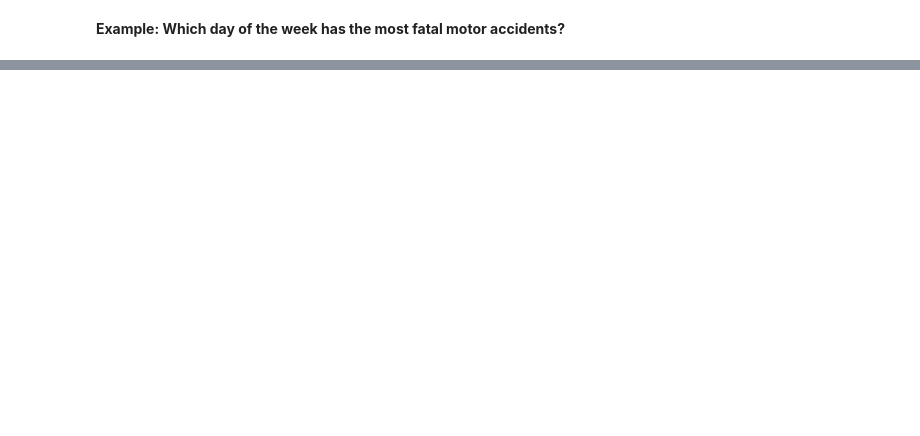
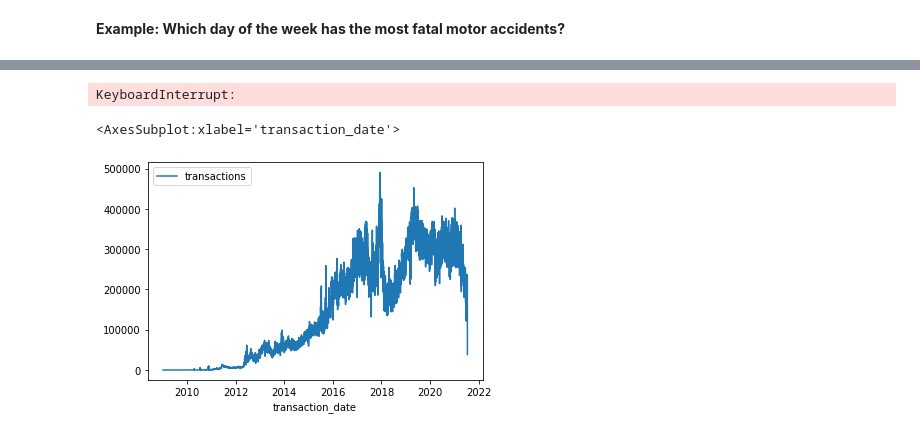
Before and after one commit to NehaP92/Coding_Practice, a Jupyter notebook: SQL/kaggle-sql-kaggle-kernel.ipynb, the cells around one changed output, grey strips where cells are left out. Cells and saved outputs as stored; diff of their text form; code cells hidden in the pictures; blank space fills up the shorter version.

```diff
--- a/SQL/kaggle-sql-kaggle-kernel.ipynb
+++ b/SQL/kaggle-sql-kaggle-kernel.ipynb
@@ -302,0 +307,19 @@ accidents_by_day
+# %%
+query_with_CTE = """
+                    WITH time AS
+                    (
+                        SELECT  DATE(block_timestamp) AS transaction_date
+                        FROM `bigquery-public-data.crypto_bitcoin.transactions`
+                    )
+
+                    SELECT COUNT(1) AS transactions,transaction_date
+                    FROM time
+                    GROUP BY transaction_date
+                    ORDER BY transaction_date
+                """
+
+safe_config = bigquery.QueryJobConfig(maximum_bytes_billed = 10**10)
+query_job = client.query(query_with_CTE, job_config=safe_config)
+
+transactions_by_date = query_job.to_dataframe()
+transactions_by_date.head()
@@ -302,0 +333,16 @@ accidents_by_day
+# %%
+query = """ SELECT  DATE(block_timestamp) AS transaction_date
+            FROM `bigquery-public-data.crypto_bitcoin.transactions`
+                """
+
+query_job_2 = client.query(query, job_config=safe_config)
+
+transactions_2 = query_job_2.to_dataframe()
+transactions_2.head()
+# %% [output]
+KeyboardInterrupt:
+# %%
+transactions_by_date.set_index('transaction_date').plot()
+# %% [output]
+<AxesSubplot:xlabel='transaction_date'>
+[figure, added]
```
Also changed, not shown: parts of 11 cells of this notebook.
